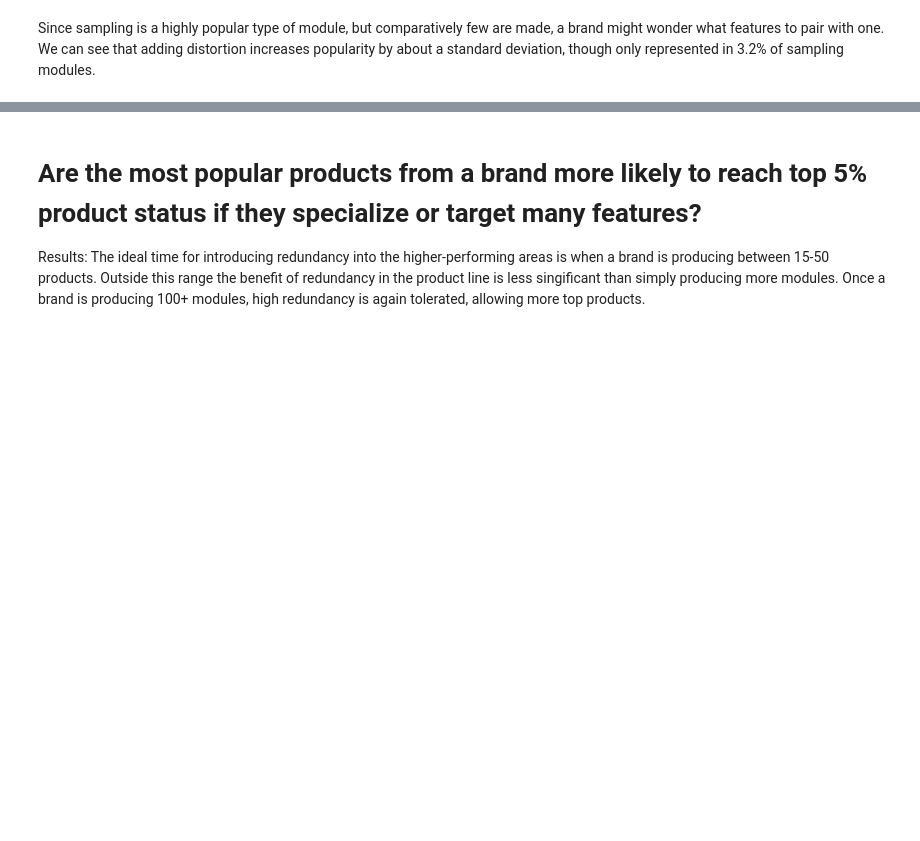
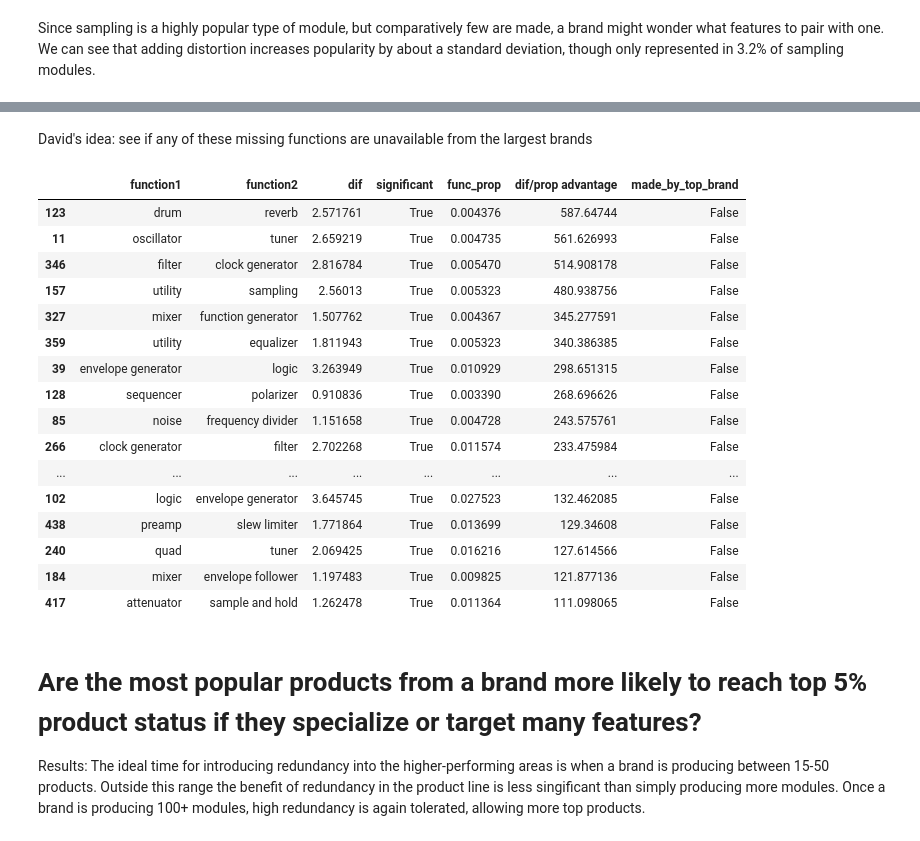
Before and after one commit to zstone00000/nycdsa_python_project, a Jupyter notebook: Eurorack_EDA.ipynb, the cells around one changed output, grey strips where cells are left out. Saved outputs shown, nothing was run; the diff lists cells and outputs as text; code cells hidden in the pictures; blank space fills up the shorter version.

Commit message:
added David's suggestion of looking at pairings not yet produced by top producers

```diff
--- a/Eurorack_EDA.ipynb
+++ b/Eurorack_EDA.ipynb
@@ -1123,3 +1134,53 @@ good_pairings_prop[good_pairings_prop.function1 == 'looper'].sort_values(by='dif
+# %% [markdown]
+David's idea: see if any of these missing functions are unavailable from the largest brands
+# %%
+#Get brands in top 5% of producers
+cutoff_ = brand_data.n_modules.mean() + 2 * brand_data.n_modules.std()
+brands_most = set(brand_data[brand_data.n_modules >= cutoff_].brand.values)
+# %%
+#Input list of functions, get back df of products with ALL of those functions
+def get_modules_by_features(*args):
+    results = pd.Series(index = range(len(df_brands)), dtype = bool).values
+    for arg in args:
+        result = df_brands.functions.apply(lambda x: arg in x).values
+        results = np.logical_and(results,result)
+    return df_brands[results]
+
+#Return True if a high-production brand already makes product with all input features, false otherwise
+def made_by_top_brand(*args):
+    if set(get_modules_by_features(*args).manufacturer_name.unique()).intersection(brands_most):
+        return True
+    else:
+        return False
+# %%
+good_pairings_prop['made_by_top_brand'] = [*map(made_by_top_brand, good_pairings_prop.function1,good_pairings_prop.function2)]
+# %%
+#Filter the good function pairings by excluding descriptors (tube, external,...)
+#Only look at pairings (f,g) where f occurs both with and without g
+#Filter out pairings already made by top producers
+#Sort by advantage
+#Drum + reverb, oscillator + tuner, logic + envelope generator, midi+video, and distortion + sample still in list
+#Indicating these are areas for small manufacturers to stay competative
+good_pairings_prop[desc_mask & (good_pairings_prop.significant != 'f=>g') & ~good_pairings_prop.made_by_top_brand]\
+    .sort_values(by='dif/prop advantage', ascending=False).head(20)
+# %% [output]
+|  | function1 | function2 | dif | significant | func_prop | dif/prop advantage | made_by_top_brand |
+| 123 | drum | reverb | 2.571761 | True | 0.004376 | 587.64744 | False |
+| 11 | oscillator | tuner | 2.659219 | True | 0.004735 | 561.626993 | False |
+| 346 | filter | clock generator | 2.816784 | True | 0.005470 | 514.908178 | False |
+| 157 | utility | sampling | 2.56013 | True | 0.005323 | 480.938756 | False |
+| 327 | mixer | function generator | 1.507762 | True | 0.004367 | 345.277591 | False |
+| 359 | utility | equalizer | 1.811943 | True | 0.005323 | 340.386385 | False |
+| 39 | envelope generator | logic | 3.263949 | True | 0.010929 | 298.651315 | False |
+| 128 | sequencer | polarizer | 0.910836 | True | 0.003390 | 268.696626 | False |
+| 85 | noise | frequency divider | 1.151658 | True | 0.004728 | 243.575761 | False |
+| 266 | clock generator | filter | 2.702268 | True | 0.011574 | 233.475984 | False |
+| ... | ... | ... | ... | ... | ... | ... | ... |
+| 102 | logic | envelope generator | 3.645745 | True | 0.027523 | 132.462085 | False |
+| 438 | preamp | slew limiter | 1.771864 | True | 0.013699 | 129.34608 | False |
+| 240 | quad | tuner | 2.069425 | True | 0.016216 | 127.614566 | False |
+| 184 | mixer | envelope follower | 1.197483 | True | 0.009825 | 121.877136 | False |
+| 417 | attenuator | sample and hold | 1.262478 | True | 0.011364 | 111.098065 | False |
 # %% [markdown]
 # Are the most popular products from a brand more likely to reach top 5% product status if they specialize or target many features?
 
```
Also changed, not shown: parts of 13 cells of this notebook.
